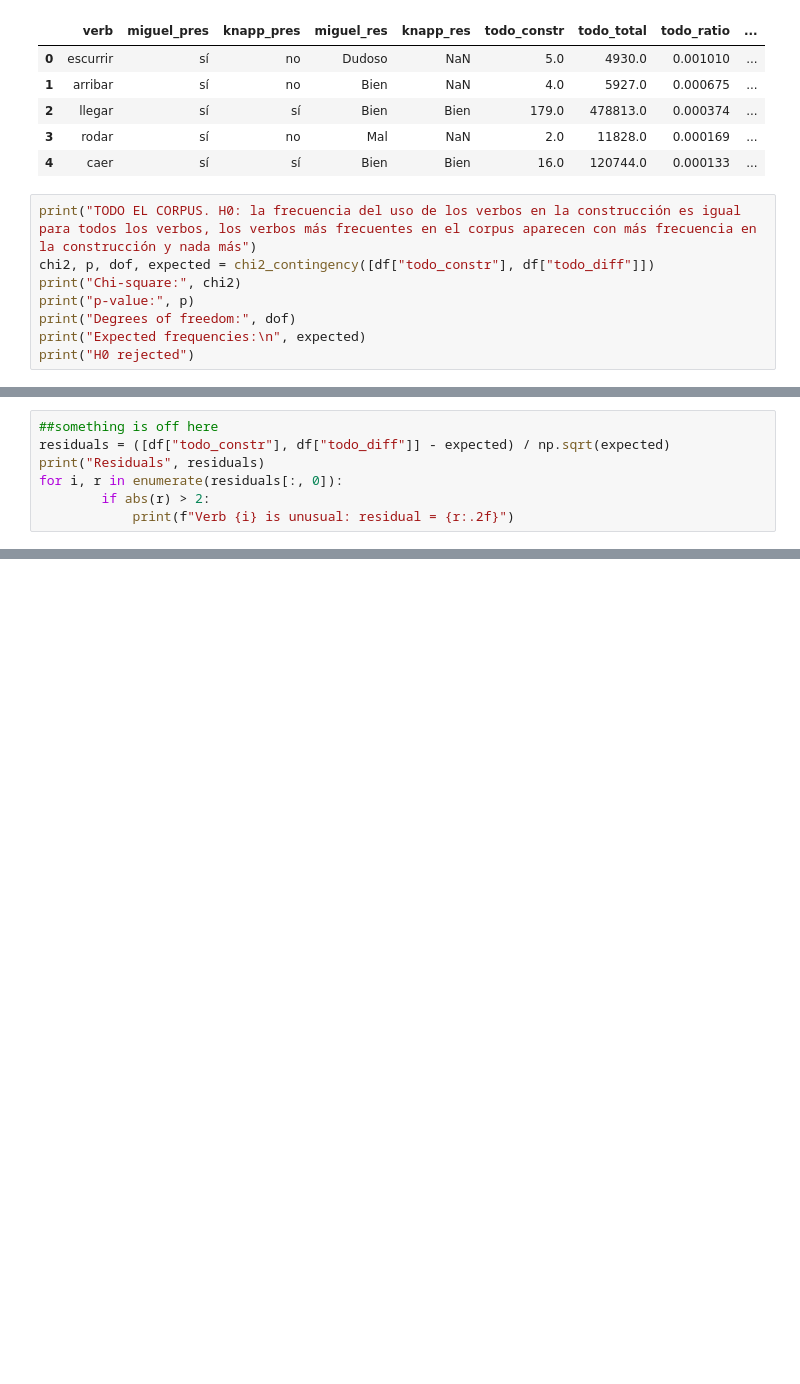
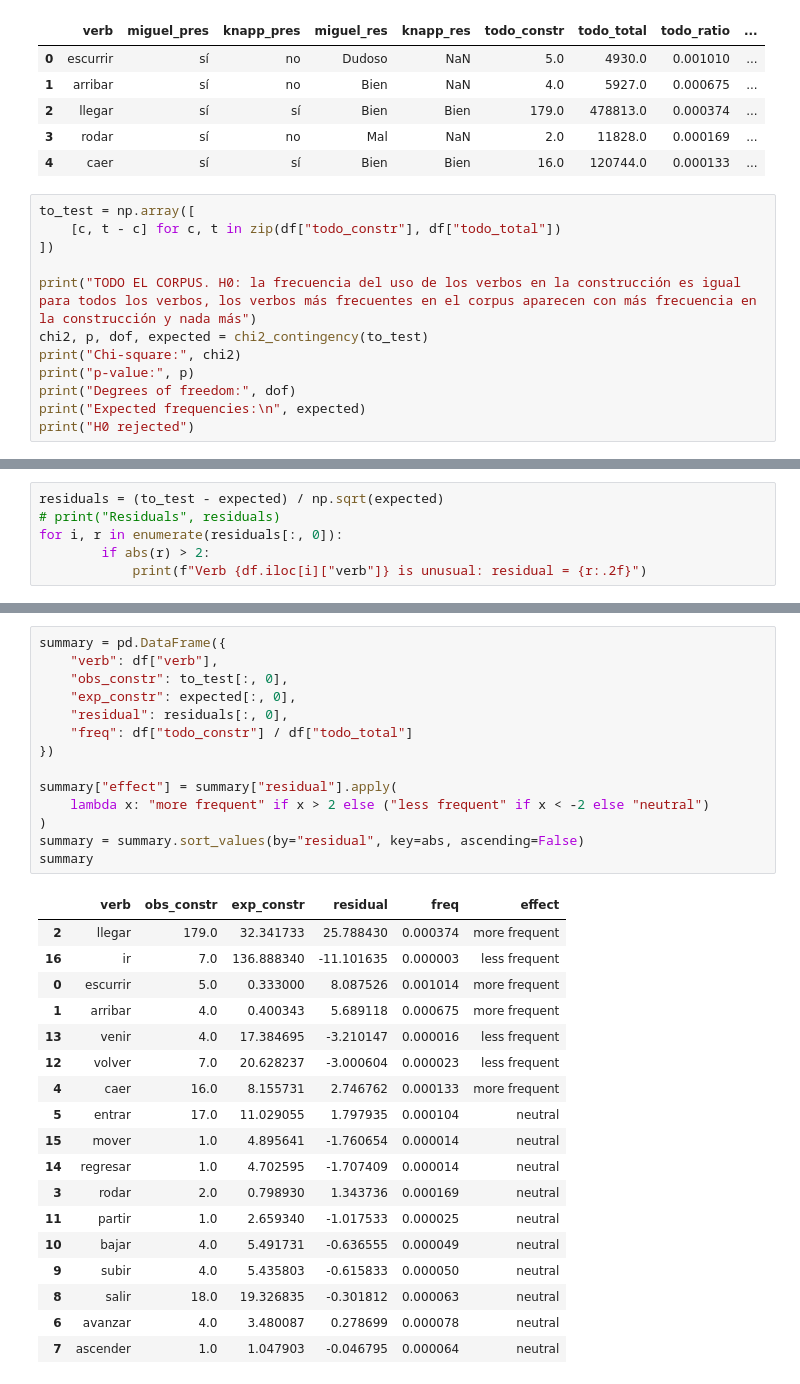
Before and after one commit to philintma/Miscellaneous_linguistics, a Jupyter notebook: chi_square_culc.ipynb, the cells around one changed output, grey strips where cells are left out. Saved outputs shown, nothing was run; the diff lists cells and outputs as text; blank space fills up the shorter version.

```diff
--- a/chi_square_culc.ipynb
+++ b/chi_square_culc.ipynb
@@ -97,8 +97,12 @@ df.head()
 | 3 | rodar | sí | no | Mal | NaN | 2.0 | 11828.0 | 0.000169 | ... |
 | 4 | caer | sí | sí | Bien | Bien | 16.0 | 120744.0 | 0.000133 | ... |
 # %%
+to_test = np.array([
+    [c, t - c] for c, t in zip(df["todo_constr"], df["todo_total"])
+])
+
 print("TODO EL CORPUS. H0: la frecuencia del uso de los verbos en la construcción es igual para todos los verbos, los verbos más frecuentes en el corpus aparecen con más frecuencia en la construcción y nada más")
-chi2, p, dof, expected = chi2_contingency([df["todo_constr"], df["todo_diff"]])
+chi2, p, dof, expected = chi2_contingency(to_test)
 print("Chi-square:", chi2)
 print("p-value:", p)
 print("Degrees of freedom:", dof)
@@ -123,9 +128,8 @@ Expected frequencies:
 H0 rejected
 # %%
-##something is off here
-residuals = ([df["todo_constr"], df["todo_diff"]] - expected) / np.sqrt(expected)
-print("Residuals", residuals)
+residuals = (to_test - expected) / np.sqrt(expected)
+# print("Residuals", residuals)
 for i, r in enumerate(residuals[:, 0]):
         if abs(r) > 2:
-            print(f"Verb {i} is unusual: residual = {r:.2f}")
+            print(f"Verb {df.iloc[i]["verb"]} is unusual: residual = {r:.2f}")
 # %% [output]
@@ -143 +143,34 @@ Verb 0 is unusual: residual = 8.09
+# %%
+summary = pd.DataFrame({
+    "verb": df["verb"],
+    "obs_constr": to_test[:, 0],
+    "exp_constr": expected[:, 0],
+    "residual": residuals[:, 0],
+    "freq": df["todo_constr"] / df["todo_total"]
+})
+
+summary["effect"] = summary["residual"].apply(
+    lambda x: "more frequent" if x > 2 else ("less frequent" if x < -2 else "neutral")
+)
+summary = summary.sort_values(by="residual", key=abs, ascending=False)
+summary
+# %% [output]
+|  | verb | obs_constr | exp_constr | residual | freq | effect |
+| 2 | llegar | 179.0 | 32.341733 | 25.788430 | 0.000374 | more frequent |
+| 16 | ir | 7.0 | 136.888340 | -11.101635 | 0.000003 | less frequent |
+| 0 | escurrir | 5.0 | 0.333000 | 8.087526 | 0.001014 | more frequent |
+| 1 | arribar | 4.0 | 0.400343 | 5.689118 | 0.000675 | more frequent |
+| 13 | venir | 4.0 | 17.384695 | -3.210147 | 0.000016 | less frequent |
+| 12 | volver | 7.0 | 20.628237 | -3.000604 | 0.000023 | less frequent |
+| 4 | caer | 16.0 | 8.155731 | 2.746762 | 0.000133 | more frequent |
+| 5 | entrar | 17.0 | 11.029055 | 1.797935 | 0.000104 | neutral |
+| 15 | mover | 1.0 | 4.895641 | -1.760654 | 0.000014 | neutral |
+| 14 | regresar | 1.0 | 4.702595 | -1.707409 | 0.000014 | neutral |
+| 3 | rodar | 2.0 | 0.798930 | 1.343736 | 0.000169 | neutral |
+| 11 | partir | 1.0 | 2.659340 | -1.017533 | 0.000025 | neutral |
+| 10 | bajar | 4.0 | 5.491731 | -0.636555 | 0.000049 | neutral |
+| 9 | subir | 4.0 | 5.435803 | -0.615833 | 0.000050 | neutral |
+| 8 | salir | 18.0 | 19.326835 | -0.301812 | 0.000063 | neutral |
+| 6 | avanzar | 4.0 | 3.480087 | 0.278699 | 0.000078 | neutral |
+| 7 | ascender | 1.0 | 1.047903 | -0.046795 | 0.000064 | neutral |
 # %%
```
Also changed, not shown: parts of 3 cells of this notebook.
